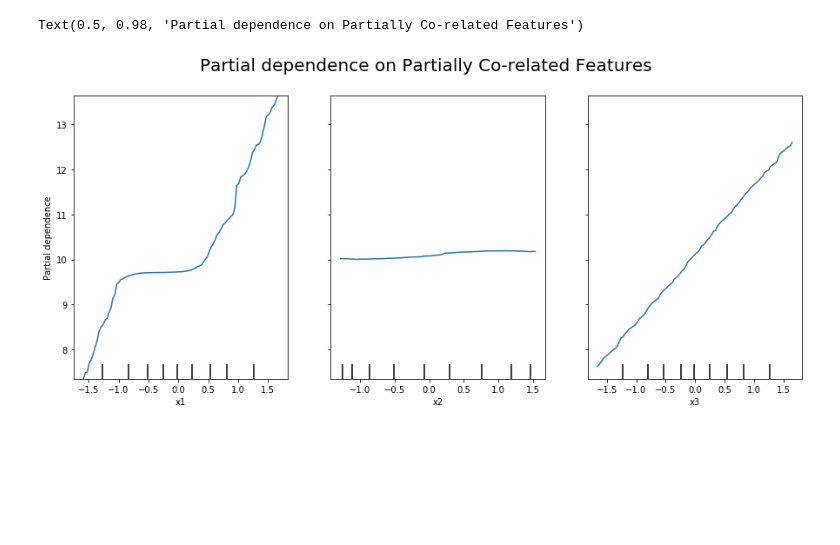
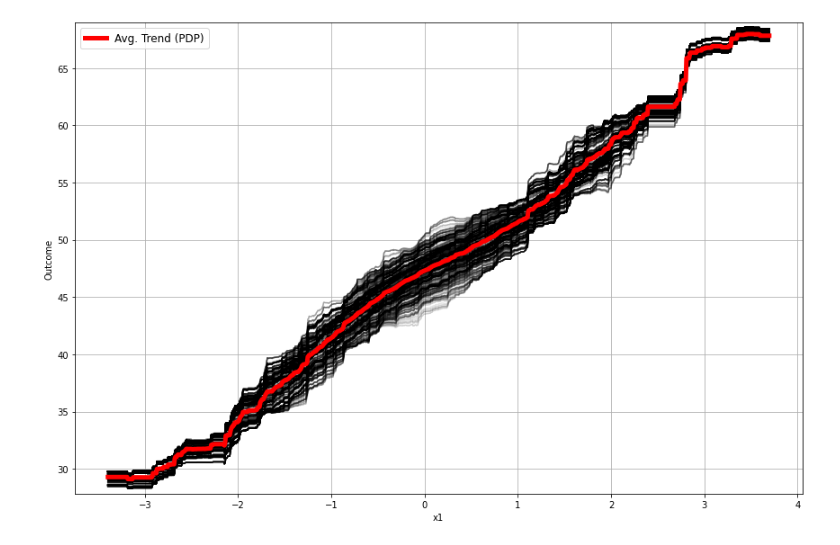
Before and after one commit to csngh/interpretable_ml_tests, a Jupyter notebook: synthetic_data_tests/partially_correlated_features_test.ipynb, the cells around one changed output. Cells and saved outputs as stored; diff of their text form; code cells hidden in the pictures; blank space fills up the shorter version.

```diff
--- a/synthetic_data_tests/partially_correlated_features_test.ipynb
+++ b/synthetic_data_tests/partially_correlated_features_test.ipynb
@@ -50,7 +116,9 @@ plt.show()
 # %%
 # Cleaning up
-scaled_vals = StandardScaler().fit_transform(df.iloc[:, :-1])
-scaled_df = pd.DataFrame(scaled_vals, columns=['x1', 'x2', 'x3'])
+# scaled_vals = StandardScaler().fit_transform(df.iloc[:, :-1])
+# scaled_df = pd.DataFrame(scaled_vals, columns=['x1', 'x2', 'x3', 'x4'])
+scaled_vals = StandardScaler().fit_transform(df[['x1', 'x4']])
+scaled_df = pd.DataFrame(scaled_vals, columns=['x1', 'x4'])
 scaled_df['y'] = y
 scaled_df
 
@@ -71,10 +142,5 @@ RandomForestRegressor(bootstrap=True, ccp_alpha=0.0, criterion='mse',
-# %%
-# Analyzing PDP plots
-fig = plt.gcf()
-fig.set_size_inches(15,6)
-features = ['x1', 'x2', 'x3']
-plot_partial_dependence(est, X, features, fig = fig)
-fig.suptitle("Partial dependence on Partially Co-related Features", fontsize = 20)
-# %% [output]
-Text(0.5, 0.98, 'Partial dependence on Partially Co-related Features')
-[figure, removed]
+# %%
+# Analyzing PDP plots
+plot_ICE('x1', X, y, est, 'x1', 'Outcome')
+# %% [output]
+[figure, added]
```
Also changed, not shown: parts of 11 cells of this notebook, 5 other files.
